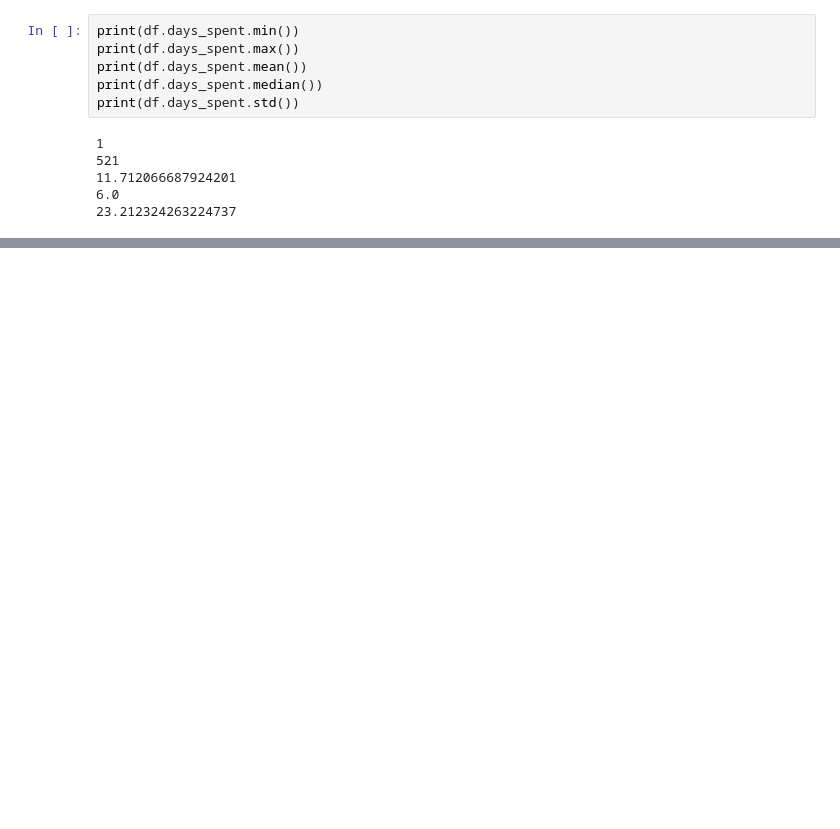
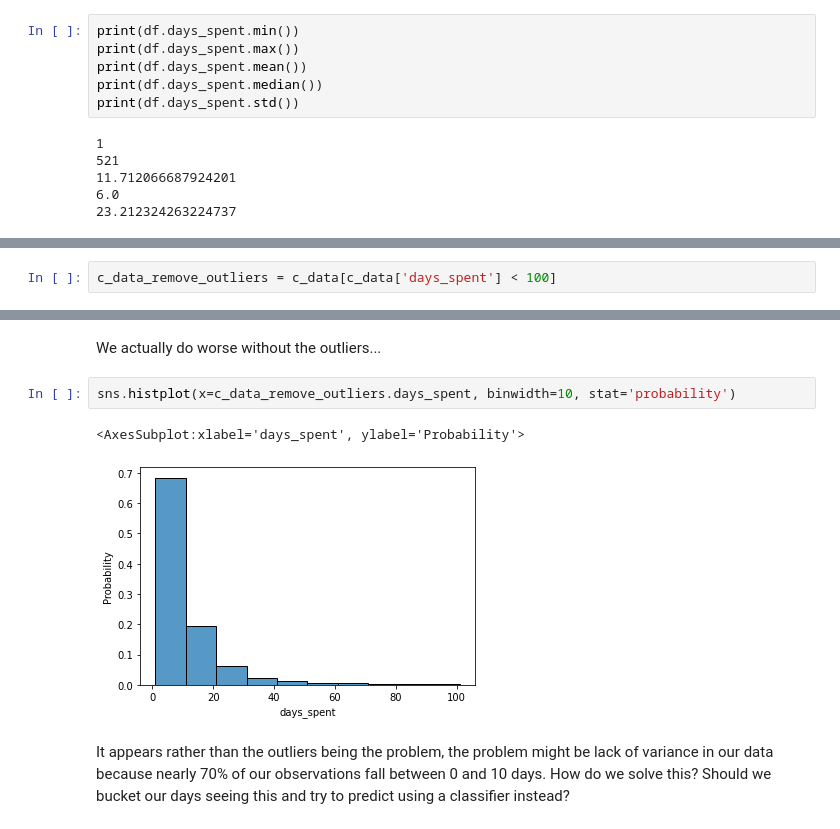
Before and after one commit to jjagoss/sac_animals, a Jupyter notebook: sac_animals_predict_3.ipynb, the cells around one changed output, grey strips where cells are left out. Cells and saved outputs as stored; diff of their text form; blank space fills up the shorter version.

Commit message:
Revisions to regression problem

```diff
--- a/sac_animals_predict_3.ipynb
+++ b/sac_animals_predict_3.ipynb
@@ -119,0 +157,2 @@ sns.pairplot(c_data)
+# %%
+c_data_remove_outliers = c_data[c_data['days_spent'] < 100]
@@ -119,0 +192,9 @@ sns.pairplot(c_data)
+# %% [markdown]
+We actually do worse without the outliers...
+# %%
+sns.histplot(x=c_data_remove_outliers.days_spent, binwidth=10, stat='probability')
+# %% [output]
+<AxesSubplot:xlabel='days_spent', ylabel='Probability'>
+[figure, added]
+# %% [markdown]
+It appears rather than the outliers being the problem, the problem might be lack of variance in our data because nearly 70% of our observations fall between 0 and 10 days. How do we solve this? Should we bucket our days seeing this and try to predict using a classifier instead?
```
Also changed, not shown: parts of 20 cells of this notebook.
